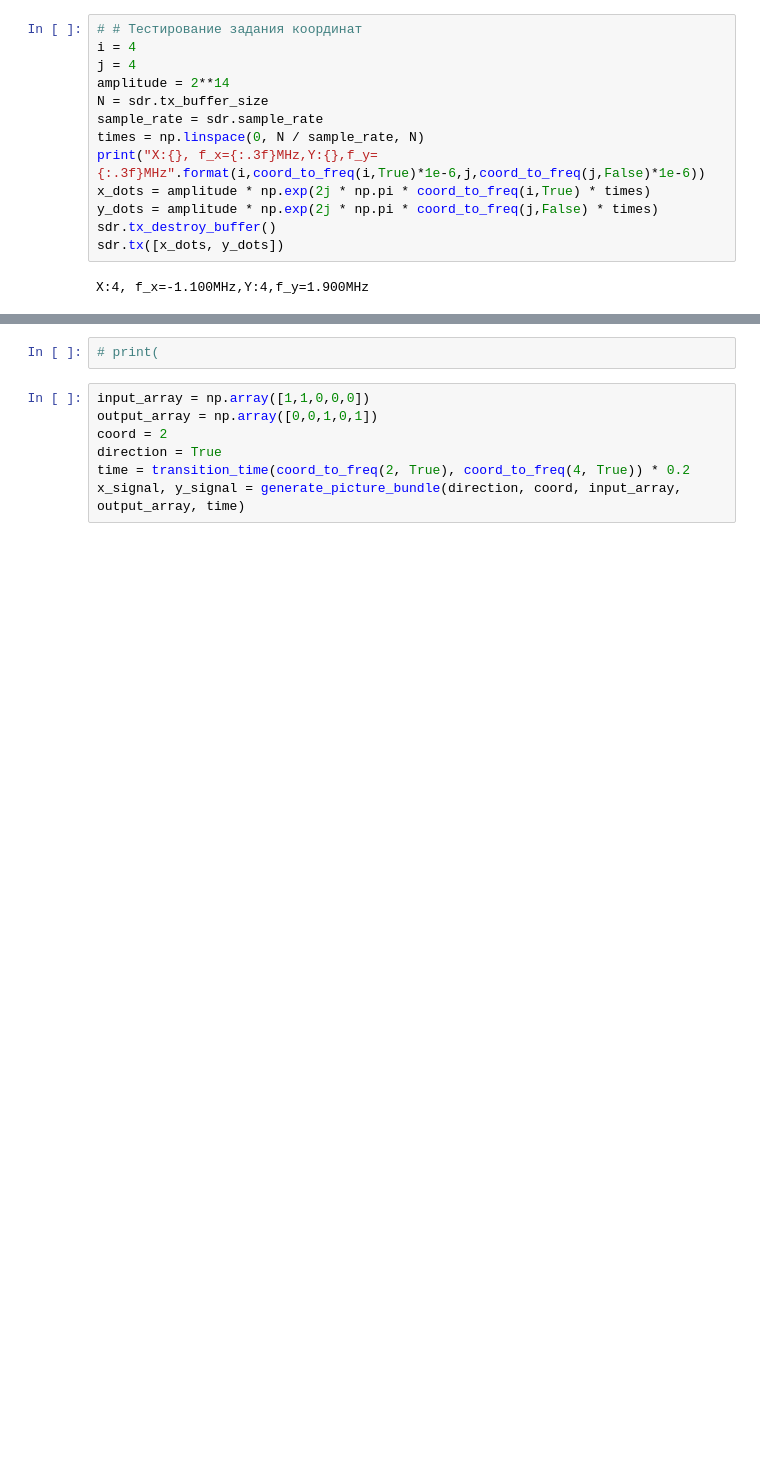
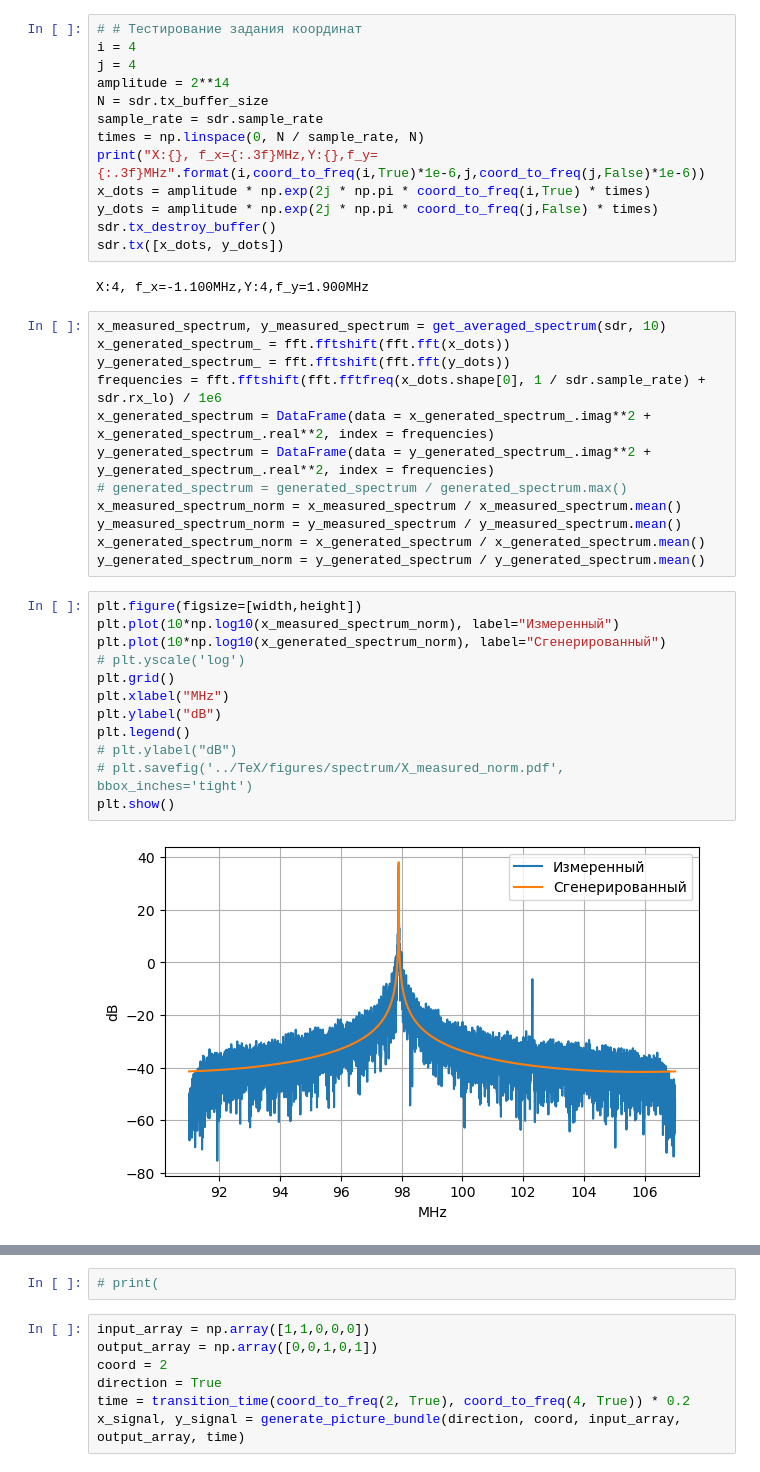
Before and after one commit to totikom/sorter, a Jupyter notebook: scripts/Sorter.ipynb, the cells around one changed output, grey strips where cells are left out. Drawn from its saved outputs; the diff is of its cells as text; blank space fills up the shorter version.

```diff
--- a/scripts/Sorter.ipynb
+++ b/scripts/Sorter.ipynb
@@ -318,3 +318,29 @@ sdr.tx_destroy_buffer()
 sdr.tx([x_dots, y_dots])
 # %% [output]
 X:4, f_x=-1.100MHz,Y:4,f_y=1.900MHz
+# %%
+x_measured_spectrum, y_measured_spectrum = get_averaged_spectrum(sdr, 10)
+x_generated_spectrum_ = fft.fftshift(fft.fft(x_dots))
+y_generated_spectrum_ = fft.fftshift(fft.fft(y_dots))
+frequencies = fft.fftshift(fft.fftfreq(x_dots.shape[0], 1 / sdr.sample_rate) + sdr.rx_lo) / 1e6
+x_generated_spectrum = DataFrame(data = x_generated_spectrum_.imag**2 + x_generated_spectrum_.real**2, index = frequencies)
+y_generated_spectrum = DataFrame(data = y_generated_spectrum_.imag**2 + y_generated_spectrum_.real**2, index = frequencies)
+# generated_spectrum = generated_spectrum / generated_spectrum.max()
+x_measured_spectrum_norm = x_measured_spectrum / x_measured_spectrum.mean()
+y_measured_spectrum_norm = y_measured_spectrum / y_measured_spectrum.mean()
+x_generated_spectrum_norm = x_generated_spectrum / x_generated_spectrum.mean()
+y_generated_spectrum_norm = y_generated_spectrum / y_generated_spectrum.mean()
+# %%
+plt.figure(figsize=[width,height])
+plt.plot(10*np.log10(x_measured_spectrum_norm), label="Измеренный")
+plt.plot(10*np.log10(x_generated_spectrum_norm), label="Сгенерированный")
+# plt.yscale('log')
+plt.grid()
+plt.xlabel("MHz")
+plt.ylabel("dB")
+plt.legend()
+# plt.ylabel("dB")
+# plt.savefig('../TeX/figures/spectrum/X_measured_norm.pdf', bbox_inches='tight')
+plt.show()
+# %% [output]
+[figure, added]
```
Also changed, not shown: parts of 10 cells of this notebook, 2 other files.
